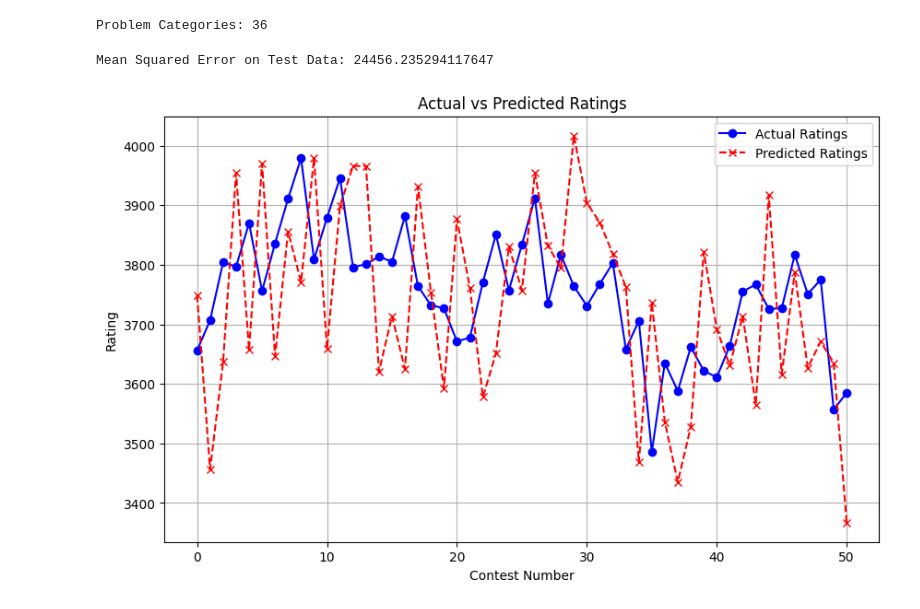
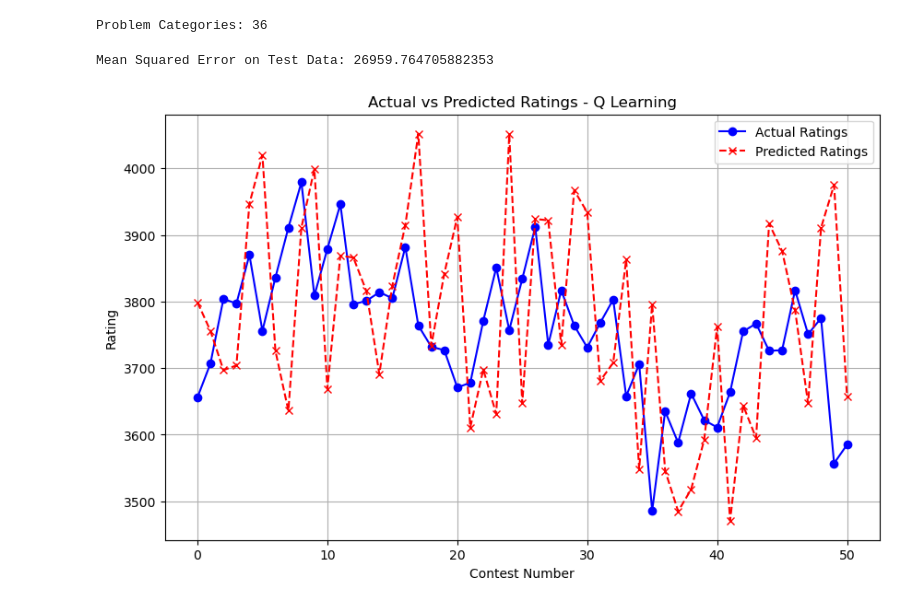
Before and after one commit to tasnim7ahmed/cf-rating, a Jupyter notebook: predictor-Q.ipynb, the cells around one changed output. Drawn from its saved outputs; the diff is of its cells as text; code cells hidden in the pictures.

```diff
--- a/predictor-Q.ipynb
+++ b/predictor-Q.ipynb
@@ -66,7 +66,7 @@ def calculate_reward(action, actual_rating_change):
     return -abs(action - actual_rating_change)
 
 # Read the CSV file
-data = pd.read_csv('tourist_problem.csv')
+data = pd.read_csv('./tourist_problem.csv')
 
 # Automatically determine duration bins based on unique values
 unique_durations = sorted(data['Contest Duration'].unique())
@@ -105,7 +105,7 @@ action_to_index = {v: i for i, v in enumerate(action_values)}
 q_learning_agent = QLearningAgent(alpha, gamma, epsilon, rating_bins + problem_category_bins + [len(duration_bins)], action_bins)
 q_learning_agent.duration_bins = duration_bins  # Set duration bins
 
-epochs = 5  # Number of times to iterate over the training dataset
+epochs = 100  # Number of times to iterate over the training dataset
 
 for epoch in tqdm(range(epochs)):
     # Training loop
@@ -141,33 +141,35 @@ test_predictions = []
 test_actuals = []
 episodes = []
 
 for episode in range(len(test_data)):
     episodes.append(episode)
     state = get_next_contest_state(test_data, episode)
     state = q_learning_agent.discretize_state(state)
     action_index = q_learning_agent.choose_action(state)
     action_value = action_values[action_index]
 
     predicted_rating_change = action_value
     actual_next_rating = test_data.iloc[episode]['New Rating']
     predicted_next_rating = test_data.iloc[episode]['Old Rating'] + predicted_rating_change
 
     test_predictions.append(predicted_next_rating)
     test_actuals.append(actual_next_rating)
 
 mse = np.mean((np.array(test_predictions) - np.array(test_actuals)) ** 2)
 print(f"Mean Squared Error on Test Data: {mse}")
 
 # Plotting
 plt.figure(figsize=(10, 6))
 plt.plot(episodes, test_actuals, label='Actual Ratings', color='blue', marker='o')
 plt.plot(episodes, test_predictions, label='Predicted Ratings', color='red', linestyle='dashed', marker='x')
-plt.title('Actual vs Predicted Ratings')
+plt.title('Actual vs Predicted Ratings - Q Learning')
 plt.xlabel('Contest Number')
 plt.ylabel('Rating')
 plt.legend()
 plt.grid(True)
+# Save the figure
+plt.savefig('actual_vs_predicted_ratings_q_learning.png', dpi=1200)  # Adjust the file name and dpi as needed
 plt.show()
 # %% [output]
-Mean Squared Error on Test Data: 24456.235294117647
+Mean Squared Error on Test Data: 26959.764705882353
-[figure, old version]
+[figure, new version]
```
Also changed, not shown: 2 other files.
